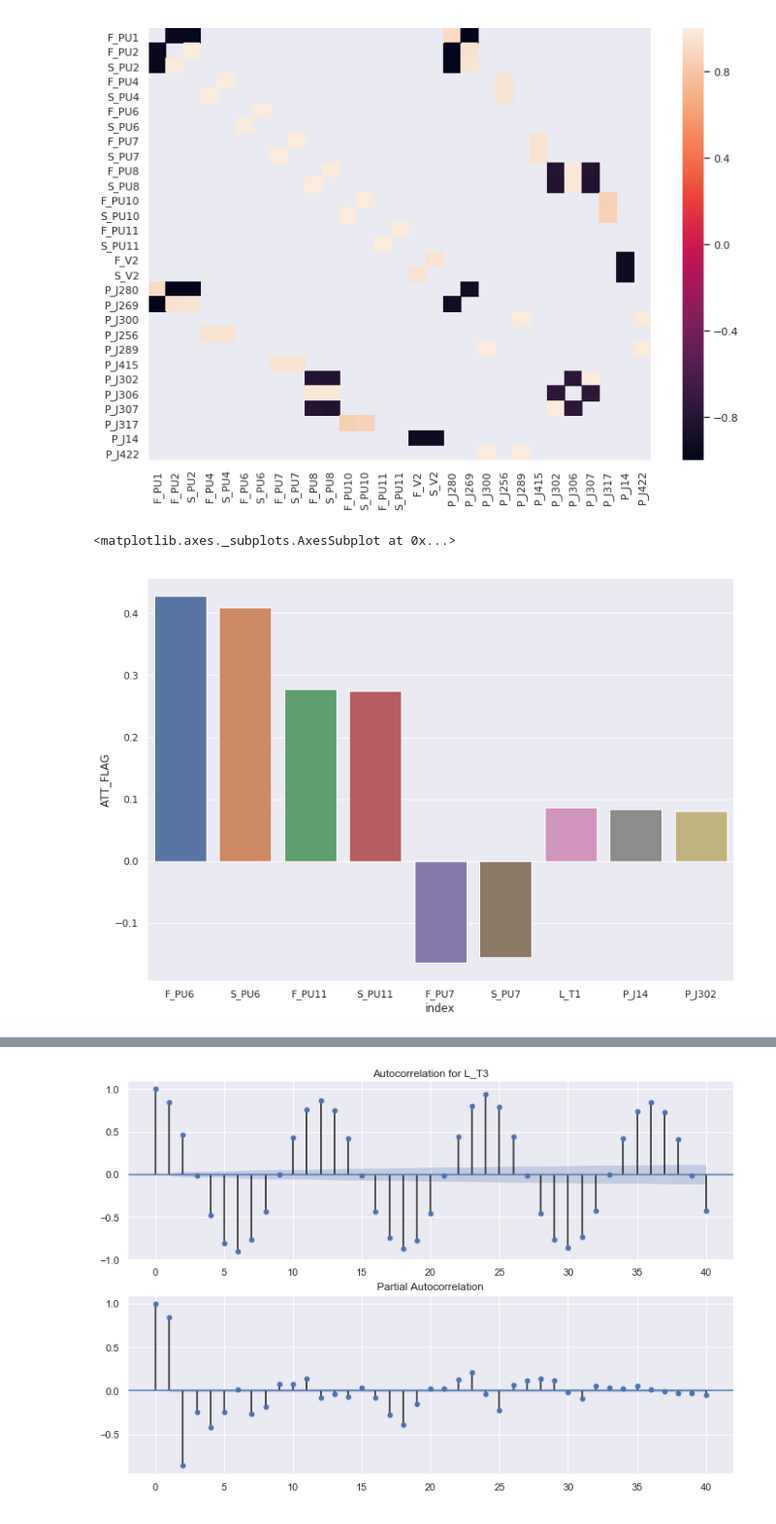
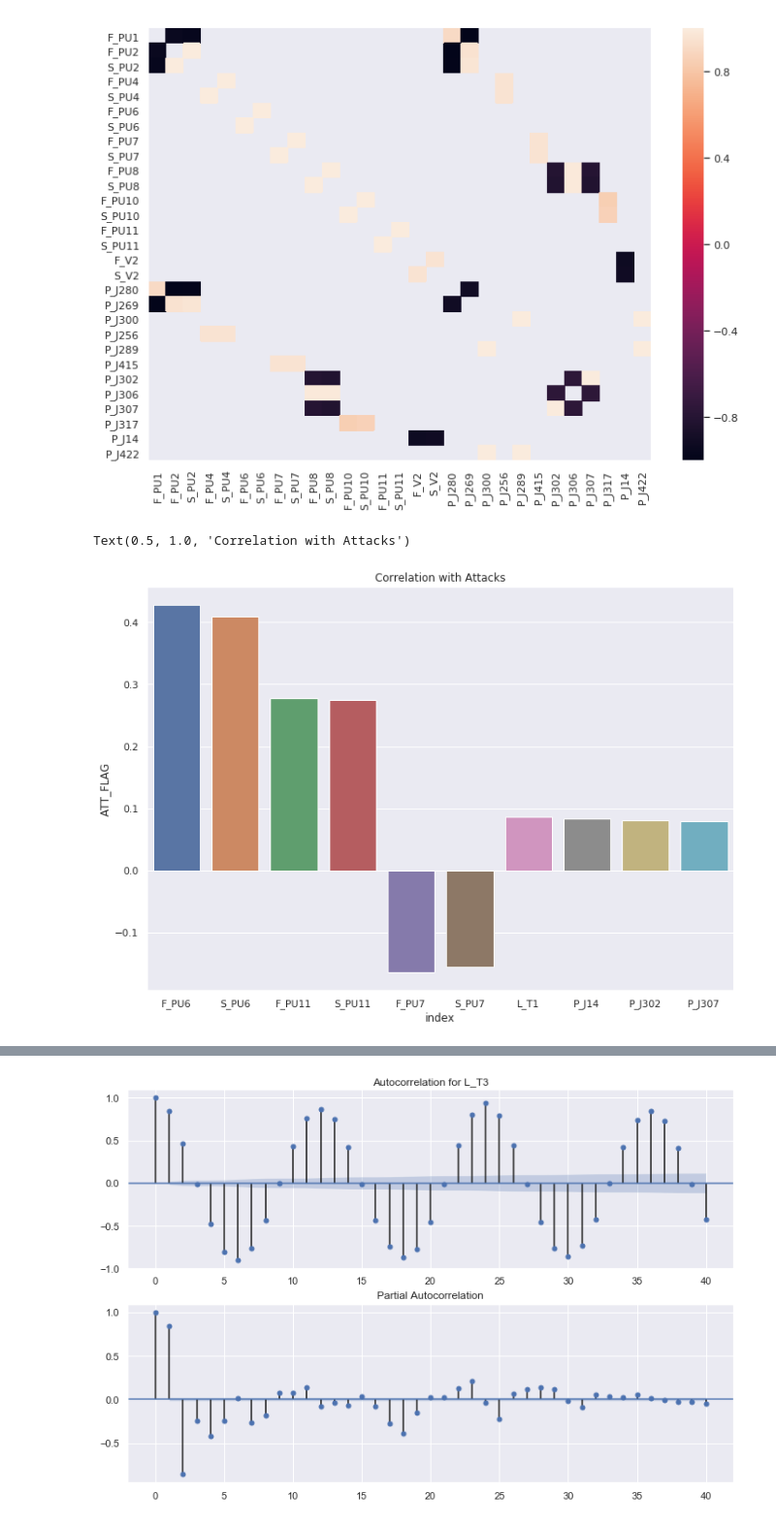
Before and after one commit to sebastiaansch/CDALab2, a Jupyter notebook: Assignment/FamiliarizationTask.ipynb, the cells around one changed output, grey strips where cells are left out. Shown at 97% size. Cells and saved outputs as stored; diff of their text form; code cells hidden in the pictures.

Commit message:
Update met plots

```diff
--- a/Assignment/FamiliarizationTask.ipynb
+++ b/Assignment/FamiliarizationTask.ipynb
@@ -72,13 +72,13 @@ sns.heatmap(correlheat)
 <matplotlib.axes._subplots.AxesSubplot at 0x...>
 [figure]
 # %%
-## Correclation with ATT_FLAG:
+## Correlation with ATT_FLAG:
 att_correlation = pd.DataFrame(df2.corr()['ATT_FLAG'])
 att_correlation['abs'] = att_correlation['ATT_FLAG'].abs()
 att_correlation.sort_values(by='abs', inplace=True, ascending=False)
-sns.barplot(data=att_correlation.reset_index().head(10)[1:], x='index', y='ATT_FLAG')
+sns.barplot(data=att_correlation.reset_index().head(11)[1:], x='index', y='ATT_FLAG').set_title("Correlation with Attacks")
 # %% [output]
-<matplotlib.axes._subplots.AxesSubplot at 0x...>
+Text(0.5, 1.0, 'Correlation with Attacks')
-[figure, old version]
+[figure, new version]
 # %%
 ## Show most correlated signals
```
Also changed, not shown: parts of 1 cell of this notebook, 1 other file.
